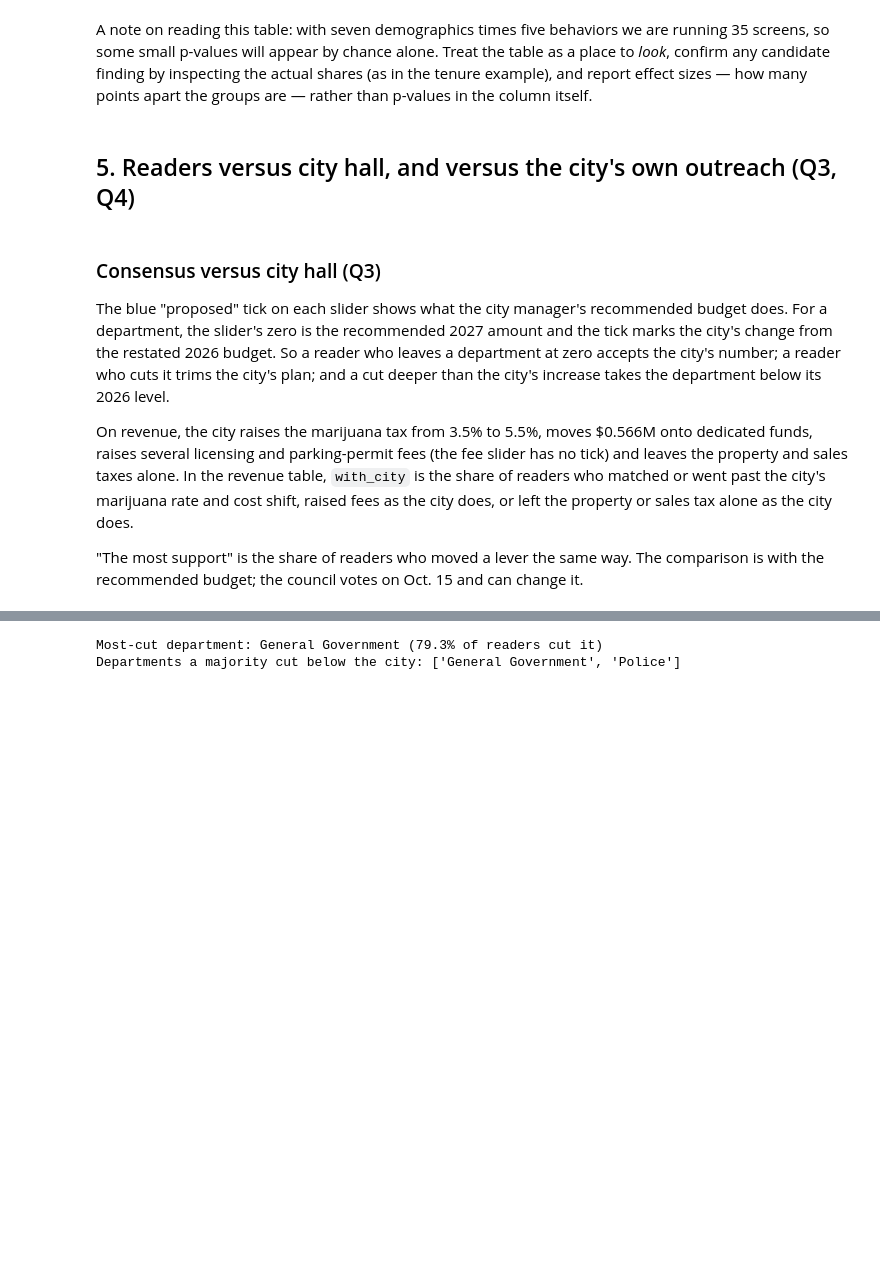
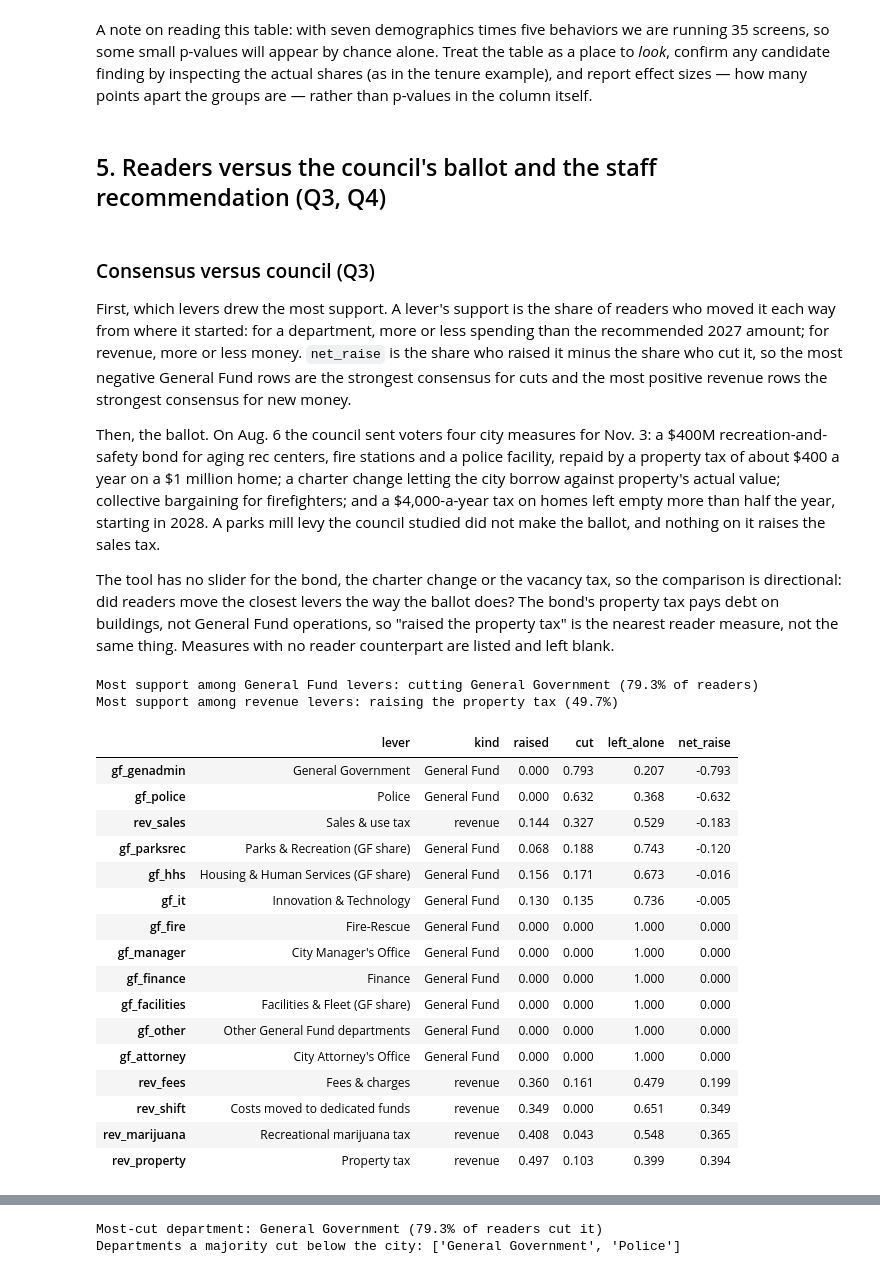
Before and after one commit to brianckeegan/charting-boulder, a Jupyter notebook: 2026-11-budget-tool/budget-survey-analysis.ipynb, the cells around one changed output, grey strips where cells are left out. Saved outputs shown, nothing was run; the diff lists cells and outputs as text; code cells hidden in the pictures; blank space fills up the shorter version.

```diff
--- a/2026-11-budget-tool/budget-survey-analysis.ipynb
+++ b/2026-11-budget-tool/budget-survey-analysis.ipynb
@@ -798,12 +800,54 @@ screen.round(3)
 # %% [markdown]
 A note on reading this table: with seven demographics times five behaviors we are running 35 screens, so some small p-values will appear by chance alone. Treat the table as a place to *look*, confirm any candidate finding by inspecting the actual shares (as in the tenure example), and report effect sizes — how many points apart the groups are — rather than p-values in the column itself.
 # %% [markdown]
-## 5. Readers versus city hall, and versus the city's own outreach (Q3, Q4)
+## 5. Readers versus the council's ballot and the staff recommendation (Q3, Q4)
 # %% [markdown]
-### Consensus versus city hall (Q3)
+### Consensus versus council (Q3)
 
-The blue "proposed" tick on each slider shows what the city manager's recommended budget does. For a department, the slider's zero is the recommended 2027 amount and the tick marks the city's change from the restated 2026 budget. So a reader who leaves a department at zero accepts the city's number; a reader who cuts it trims the city's plan; and a cut deeper than the city's increase takes the department below its 2026 level.
+First, which levers drew the most support. A lever's support is the share of readers who moved it each way from where it started: for a department, more or less spending than the recommended 2027 amount; for revenue, more or less money. `net_raise` is the share who raised it minus the share who cut it, so the most negative General Fund rows are the strongest consensus for cuts and the most positive revenue rows the strongest consensus for new money.
 
-On revenue, the city raises the marijuana tax from 3.5% to 5.5%, moves \$0.566M onto dedicated funds, raises several licensing and parking-permit fees (the fee slider has no tick) and leaves the property and sales taxes alone. In the revenue table, `with_city` is the share of readers who matched or went past the city's marijuana rate and cost shift, raised fees as the city does, or left the property or sales tax alone as the city does.
+Then, the ballot. On Aug. 6 the council sent voters four city measures for Nov. 3: a \$400M recreation-and-safety bond for aging rec centers, fire stations and a police facility, repaid by a property tax of about \$400 a year on a \$1 million home; a charter change letting the city borrow against property's actual value; collective bargaining for firefighters; and a \$4,000-a-year tax on homes left empty more than half the year, starting in 2028. A parks mill levy the council studied did not make the ballot, and nothing on it raises the sales tax.
 
-"The most support" is the share of readers who moved a lever the same way. The comparison is with the recommended budget; the council votes on Oct. 15 and can change it.
+The tool has no slider for the bond, the charter change or the vacancy tax, so the comparison is directional: did readers move the closest levers the way the ballot does? The bond's property tax pays debt on buildings, not General Fund operations, so "raised the property tax" is the nearest reader measure, not the same thing. Measures with no reader counterpart are listed and left blank.
+# %%
+# Every General Fund and revenue lever, where it starts, and how readers moved it.
+LEVERS = {**{f'gf_{k}': GF_LABEL[k] for k in GF_AMOUNT},
+          'rev_fees': 'Fees & charges', 'rev_property': 'Property tax', 'rev_sales': 'Sales & use tax',
+          'rev_marijuana': 'Recreational marijuana tax', 'rev_shift': 'Costs moved to dedicated funds'}
+START = {c: 0 for c in LEVERS}
+START['rev_marijuana'] = MJ_NOW
+lever_df = pd.DataFrame({
+    'lever': pd.Series(LEVERS),
+    'kind': pd.Series({c: 'General Fund' if c.startswith('gf_') else 'revenue' for c in LEVERS}),
+    'raised': pd.Series({c: (responses_df[c] > START[c]).mean() for c in LEVERS}),
+    'cut': pd.Series({c: (responses_df[c] < START[c]).mean() for c in LEVERS}),
+})
+lever_df['left_alone'] = 1 - lever_df['raised'] - lever_df['cut']
+lever_df['net_raise'] = lever_df['raised'] - lever_df['cut']
+lever_df = lever_df.sort_values('net_raise')
+
+q3_gf_top = lever_df.loc[lever_df['kind'] == 'General Fund', 'cut'].idxmax()
+q3_rev_top = lever_df.loc[lever_df['kind'] == 'revenue', 'raised'].idxmax()
+print(f"Most support among General Fund levers: cutting {LEVERS[q3_gf_top]} ({lever_df.loc[q3_gf_top, 'cut']:.1%} of readers)")
+print(f"Most support among revenue levers: raising the {LEVERS[q3_rev_top].lower()} ({lever_df.loc[q3_rev_top, 'raised']:.1%})")
+lever_df.round(3)
+# %% [output]
+Most support among General Fund levers: cutting General Government (79.3% of readers)
+Most support among revenue levers: raising the property tax (49.7%)
+|  | lever | kind | raised | cut | left_alone | net_raise |
+| gf_genadmin | General Government | General Fund | 0.000 | 0.793 | 0.207 | -0.793 |
+| gf_police | Police | General Fund | 0.000 | 0.632 | 0.368 | -0.632 |
+| rev_sales | Sales & use tax | revenue | 0.144 | 0.327 | 0.529 | -0.183 |
+| gf_parksrec | Parks & Recreation (GF share) | General Fund | 0.068 | 0.188 | 0.743 | -0.120 |
+| gf_hhs | Housing & Human Services (GF share) | General Fund | 0.156 | 0.171 | 0.673 | -0.016 |
+| gf_it | Innovation & Technology | General Fund | 0.130 | 0.135 | 0.736 | -0.005 |
+| gf_fire | Fire-Rescue | General Fund | 0.000 | 0.000 | 1.000 | 0.000 |
+| gf_manager | City Manager's Office | General Fund | 0.000 | 0.000 | 1.000 | 0.000 |
+| gf_finance | Finance | General Fund | 0.000 | 0.000 | 1.000 | 0.000 |
+| gf_facilities | Facilities & Fleet (GF share) | General Fund | 0.000 | 0.000 | 1.000 | 0.000 |
+| gf_other | Other General Fund departments | General Fund | 0.000 | 0.000 | 1.000 | 0.000 |
+| gf_attorney | City Attorney's Office | General Fund | 0.000 | 0.000 | 1.000 | 0.000 |
+| rev_fees | Fees & charges | revenue | 0.360 | 0.161 | 0.479 | 0.199 |
+| rev_shift | Costs moved to dedicated funds | revenue | 0.349 | 0.000 | 0.651 | 0.349 |
+| rev_marijuana | Recreational marijuana tax | revenue | 0.408 | 0.043 | 0.548 | 0.365 |
+| rev_property | Property tax | revenue | 0.497 | 0.103 | 0.399 | 0.394 |
```
Also changed, not shown: parts of 8 cells of this notebook.
